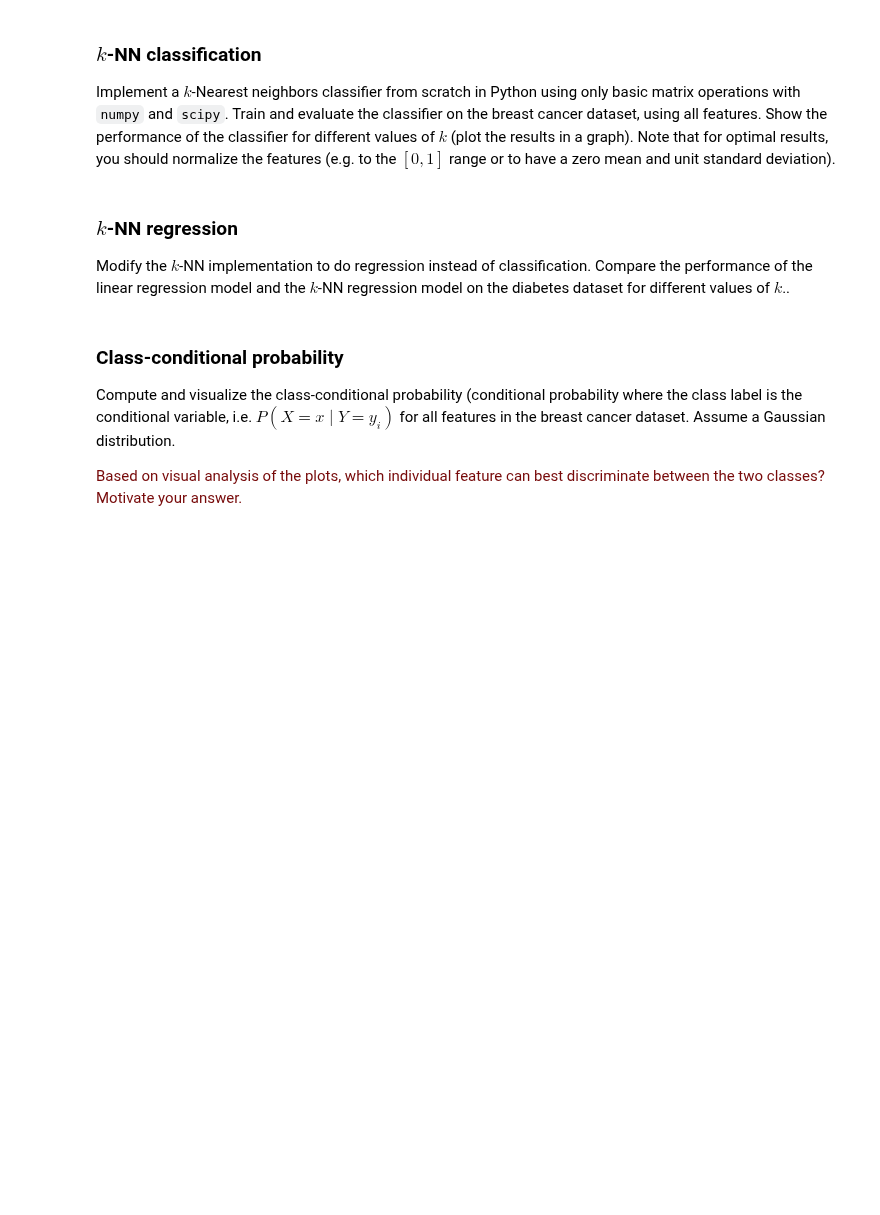
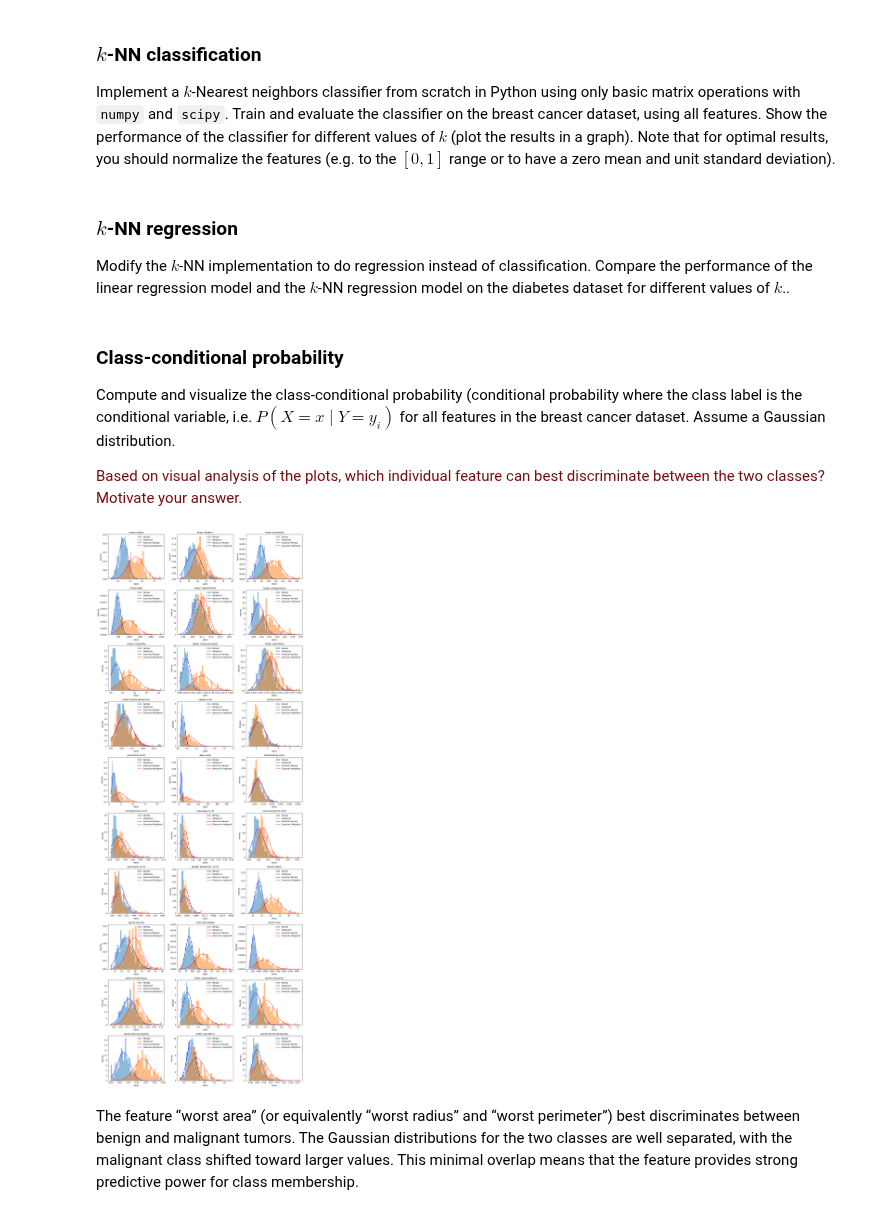
Before and after one commit to lucazini03/ml-for-medical-imaging, a Jupyter notebook: week_1.ipynb, the cells around one changed output. Cells and saved outputs as stored; diff of their text form; code cells hidden in the pictures; blank space fills up the shorter version.

Commit message:
class conditional probability

```diff
--- a/week_1.ipynb
+++ b/week_1.ipynb
@@ -181,3 +185,14 @@ Modify the $k$-NN implementation to do regression instead of classification. Com
 Compute and visualize the class-conditional probability (conditional probability where the class label is the conditional variable, i.e. $P(X = x \mid Y = y_i)$ for all features in the breast cancer dataset. Assume a Gaussian distribution.
 
 <p><font color='#770a0a'>Based on visual analysis of the plots, which individual feature can best discriminate between the two classes? Motivate your answer.</font></p>
+# %%
+X = breast_cancer.data
+y = breast_cancer.target
+
+means, stds = compute_class_stats(X, y)
+plot_class_conditional(X, y, breast_cancer.feature_names, means, stds)
+# %% [output]
+[figure, added]
+# %% [markdown]
+The feature “worst area” (or equivalently “worst radius” and “worst perimeter”) best discriminates between benign and malignant tumors.
+The Gaussian distributions for the two classes are well separated, with the malignant class shifted toward larger values. This minimal overlap means that the feature provides strong predictive power for class membership.
```
Also changed, not shown: parts of 3 cells of this notebook, 1 other file.
